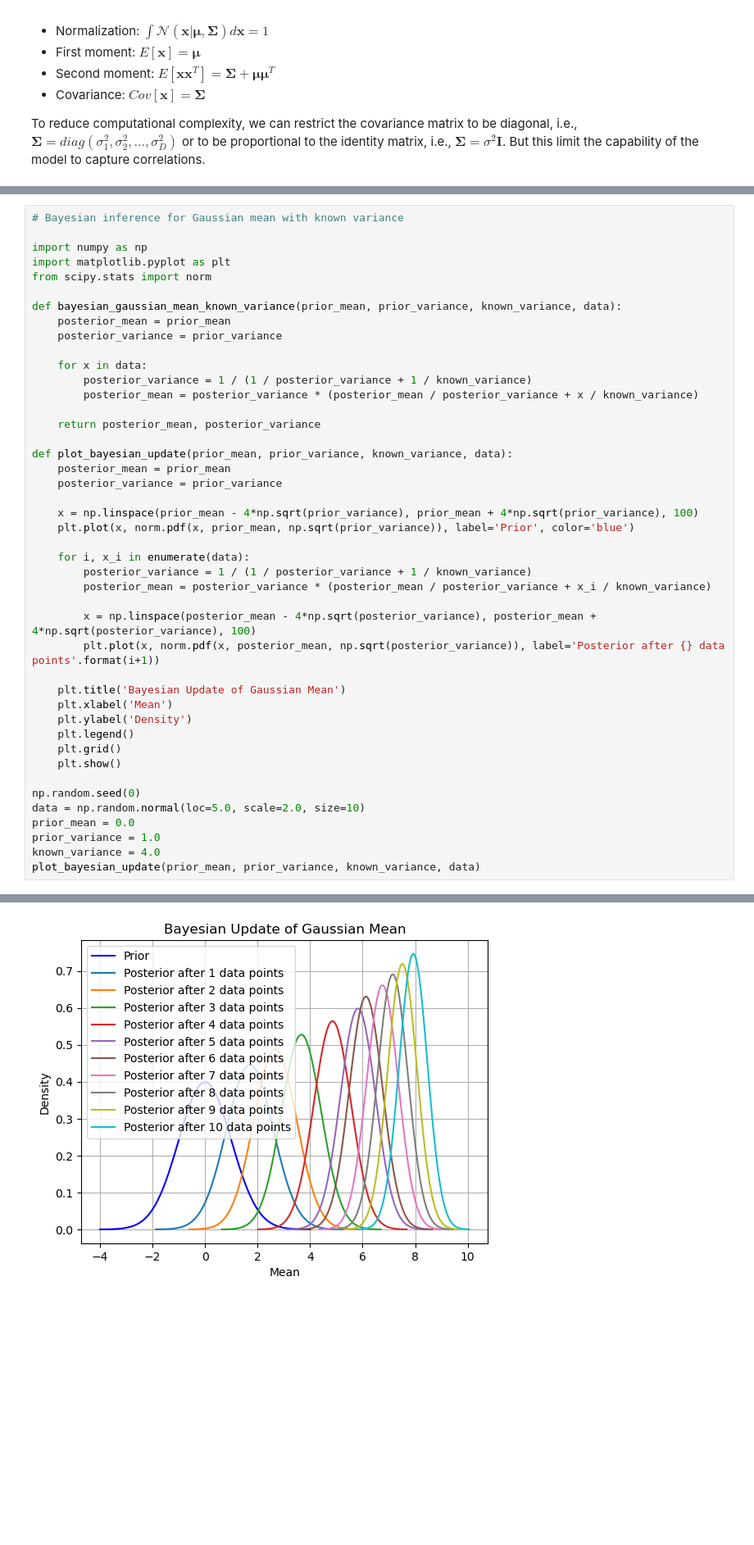
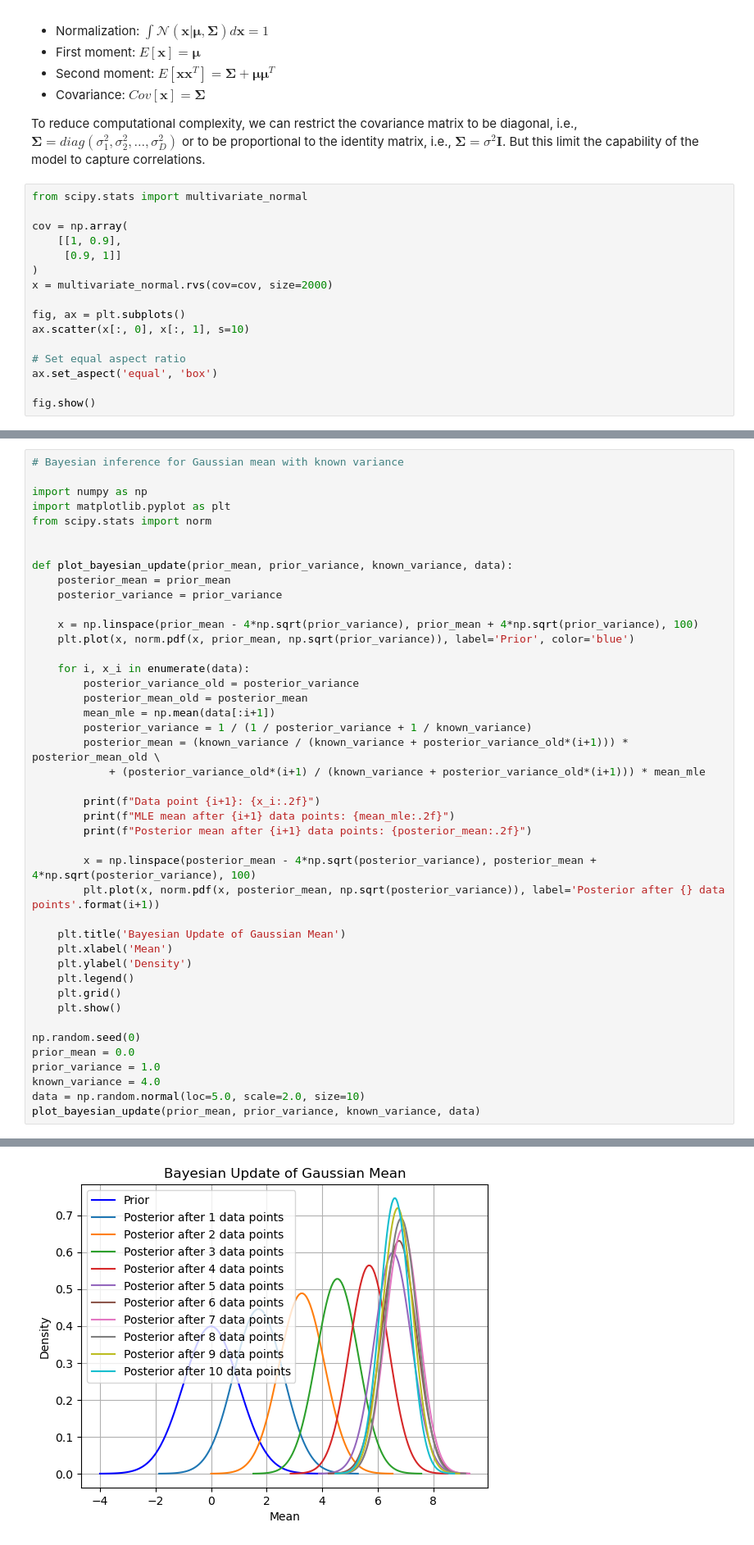
Before and after one commit to maitrungnguyen/PRML-reading, a Jupyter notebook: chapter 2/ch02_probability_distributions.ipynb, the cells around one changed output, grey strips where cells are left out. Shown at 82% size. Cells and saved outputs as stored; diff of their text form; blank space fills up the shorter version.

```diff
--- a/chapter 2/ch02_probability_distributions.ipynb
+++ b/chapter 2/ch02_probability_distributions.ipynb
@@ -202,3 +223,19 @@ which is the product of $D$ univariate Gaussian distributions.
 - Covariance: $Cov[\mathbf{x}] = \boldsymbol{\Sigma}$
 
 To reduce computational complexity, we can restrict the covariance matrix to be diagonal, i.e., $\boldsymbol{\Sigma} = diag(\sigma_1^2, \sigma_2^2, \ldots, \sigma_D^2)$ or to be proportional to the identity matrix, i.e., $\boldsymbol{\Sigma} = \sigma^2 \mathbf{I}$. But this limit the capability of the model to capture correlations.
+# %%
+from scipy.stats import multivariate_normal
+
+cov = np.array(
+    [[1, 0.9],
+     [0.9, 1]]
+)
+x = multivariate_normal.rvs(cov=cov, size=2000)
+
+fig, ax = plt.subplots()
+ax.scatter(x[:, 0], x[:, 1], s=10)
+
+# Set equal aspect ratio
+ax.set_aspect('equal', 'box')
+
+fig.show()
@@ -411,15 +451,6 @@ import numpy as np
 import matplotlib.pyplot as plt
 from scipy.stats import norm
 
-def bayesian_gaussian_mean_known_variance(prior_mean, prior_variance, known_variance, data):
-    posterior_mean = prior_mean
-    posterior_variance = prior_variance
-
-    for x in data:
-        posterior_variance = 1 / (1 / posterior_variance + 1 / known_variance)
-        posterior_mean = posterior_variance * (posterior_mean / posterior_variance + x / known_variance)
-
-    return posterior_mean, posterior_variance
 
 def plot_bayesian_update(prior_mean, prior_variance, known_variance, data):
     posterior_mean = prior_mean
@@ -429,8 +460,16 @@ def plot_bayesian_update(prior_mean, prior_variance, known_variance, data):
     plt.plot(x, norm.pdf(x, prior_mean, np.sqrt(prior_variance)), label='Prior', color='blue')
 
     for i, x_i in enumerate(data):
+        posterior_variance_old = posterior_variance
+        posterior_mean_old = posterior_mean
+        mean_mle = np.mean(data[:i+1])
         posterior_variance = 1 / (1 / posterior_variance + 1 / known_variance)
-        posterior_mean = posterior_variance * (posterior_mean / posterior_variance + x_i / known_variance)
+        posterior_mean = (known_variance / (known_variance + posterior_variance_old*(i+1))) * posterior_mean_old \
+            + (posterior_variance_old*(i+1) / (known_variance + posterior_variance_old*(i+1))) * mean_mle
+
+        print(f"Data point {i+1}: {x_i:.2f}")
+        print(f"MLE mean after {i+1} data points: {mean_mle:.2f}")
+        print(f"Posterior mean after {i+1} data points: {posterior_mean:.2f}")
 
         x = np.linspace(posterior_mean - 4*np.sqrt(posterior_variance), posterior_mean + 4*np.sqrt(posterior_variance), 100)
         plt.plot(x, norm.pdf(x, posterior_mean, np.sqrt(posterior_variance)), label='Posterior after {} data points'.format(i+1))
@@ -443,9 +482,9 @@ def plot_bayesian_update(prior_mean, prior_variance, known_variance, data):
     plt.show()
 
 np.random.seed(0)
-data = np.random.normal(loc=5.0, scale=2.0, size=10)
 prior_mean = 0.0
 prior_variance = 1.0
 known_variance = 4.0
+data = np.random.normal(loc=5.0, scale=2.0, size=10)
 plot_bayesian_update(prior_mean, prior_variance, known_variance, data)
 # %% [output]
@@ -452,4 +508,4 @@ plot_bayesian_update(prior_mean, prior_variance, known_variance, data)
-[figure, old version]
+[figure, new version]
 # %% [markdown]
 We can also view the Bayesian update as a sequential process. We can write the posterior distribution separating the final data point $x_N$ from the rest of the dataset $D_{N-1} = \{x_1, x_2, \ldots, x_{N-1}\}$:
 \begin{align*}
```
Also changed, not shown: parts of 14 cells of this notebook, 5 other files.
